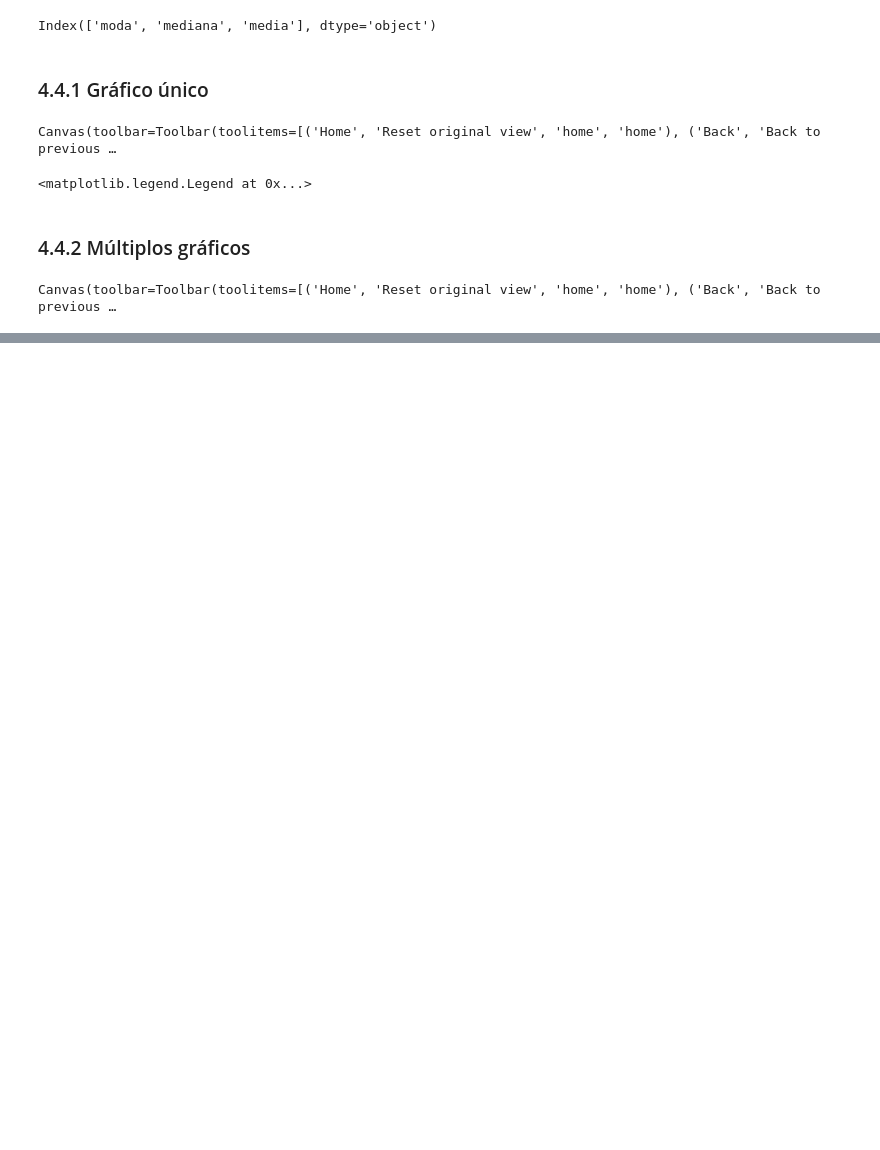
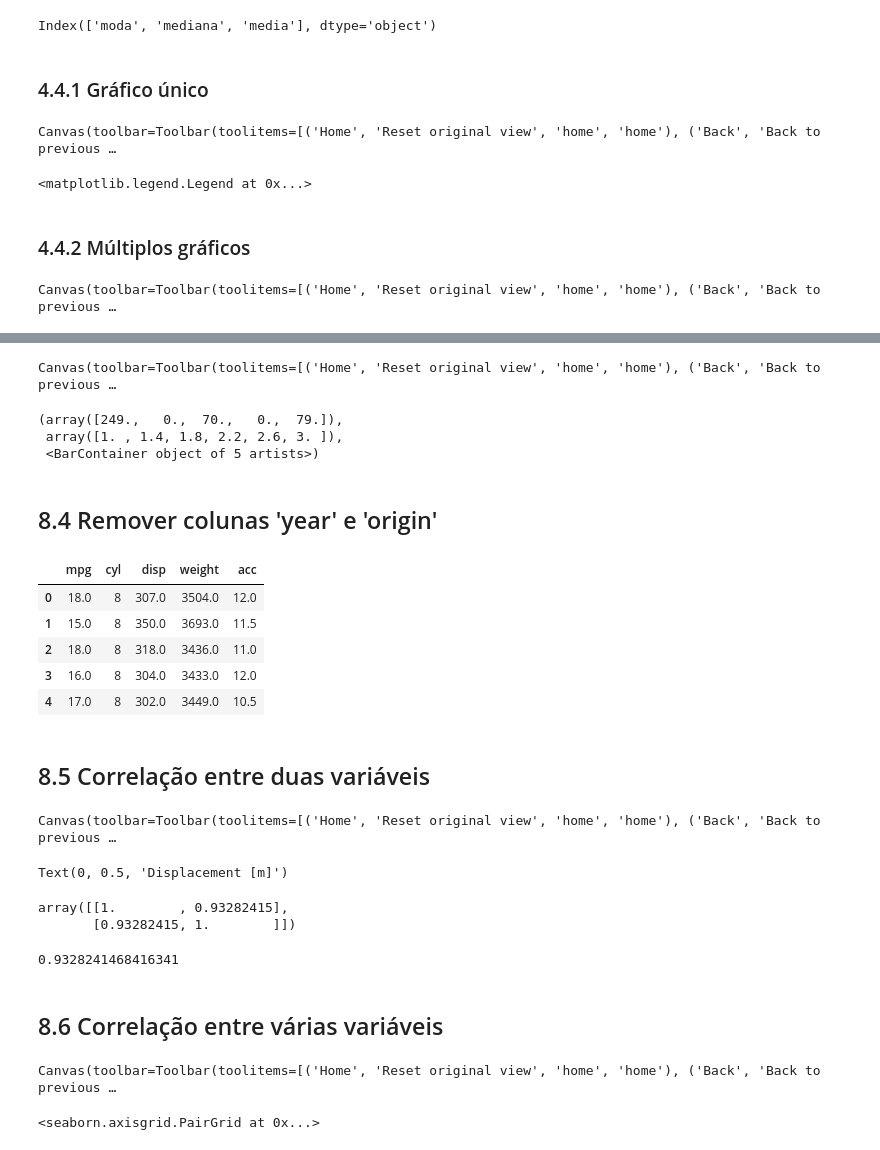
Before and after one commit to qymera0/per_dncPython, a Jupyter notebook: estaBas/statBas.ipynb, the cells around one changed output, grey strips where cells are left out. Drawn from its saved outputs; the diff is of its cells as text; code cells hidden in the pictures; blank space fills up the shorter version.

```diff
--- a/estaBas/statBas.ipynb
+++ b/estaBas/statBas.ipynb
@@ -257,0 +436,29 @@ Canvas(toolbar=Toolbar(toolitems=[('Home', 'Reset original view', 'home', 'home'
+# %%
+# Cria a figura e os subplots
+fig = plt.figure()
+plt.subplots_adjust(hspace = 0.3, wspace = 0.4)
+ax1 = fig.add_subplot(1, 2, 1)
+ax2 = fig.add_subplot(1, 2, 2)
+
+# Cria os gráficos de histograma e acerta os nomes dos eixos
+ax1.hist(num['year'], bins = 5)
+ax2.hist(num['origin'], bins = 5)
+# %% [output]
+Canvas(toolbar=Toolbar(toolitems=[('Home', 'Reset original view', 'home', 'home'), ('Back', 'Back to previous …
+(array([249.,   0.,  70.,   0.,  79.]),
+ array([1. , 1.4, 1.8, 2.2, 2.6, 3. ]),
+ <BarContainer object of 5 artists>)
+# %% [markdown]
+## 8.4 Remover colunas 'year' e 'origin'
+# %%
+numClean = num.drop(['year', 'origin'], axis = 1)
+numClean.head()
+# %% [output]
+|  | mpg | cyl | disp | weight | acc |
+| 0 | 18.0 | 8 | 307.0 | 3504.0 | 12.0 |
+| 1 | 15.0 | 8 | 350.0 | 3693.0 | 11.5 |
+| 2 | 18.0 | 8 | 318.0 | 3436.0 | 11.0 |
+| 3 | 16.0 | 8 | 304.0 | 3433.0 | 12.0 |
+| 4 | 17.0 | 8 | 302.0 | 3449.0 | 10.5 |
+# %% [markdown]
+## 8.5 Correlação entre duas variáveis
@@ -257,0 +467,24 @@ Canvas(toolbar=Toolbar(toolitems=[('Home', 'Reset original view', 'home', 'home'
+# %%
+fig = plt.figure()
+plt.scatter(numClean['weight'], numClean['disp'])
+plt.xlabel('Weight [lbs]')
+plt.ylabel('Displacement [m]')
+# %% [output]
+Canvas(toolbar=Toolbar(toolitems=[('Home', 'Reset original view', 'home', 'home'), ('Back', 'Back to previous …
+Text(0, 0.5, 'Displacement [m]')
+# %%
+np.corrcoef(numClean['weight'], numClean['disp'])
+# %% [output]
+array([[1.        , 0.93282415],
+       [0.93282415, 1.        ]])
+# %%
+np.corrcoef(numClean['weight'], numClean['disp'])[0,1]
+# %% [output]
+0.9328241468416341
+# %% [markdown]
+## 8.6 Correlação entre várias variáveis
+# %%
+sns.pairplot(numClean)
+# %% [output]
+Canvas(toolbar=Toolbar(toolitems=[('Home', 'Reset original view', 'home', 'home'), ('Back', 'Back to previous …
+<seaborn.axisgrid.PairGrid at 0x...>
```
Also changed, not shown: parts of 41 cells of this notebook, 1 other file.
